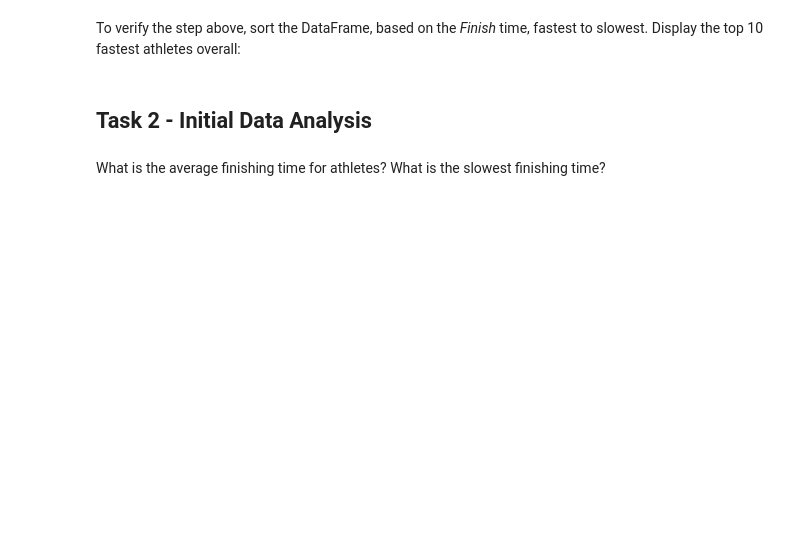
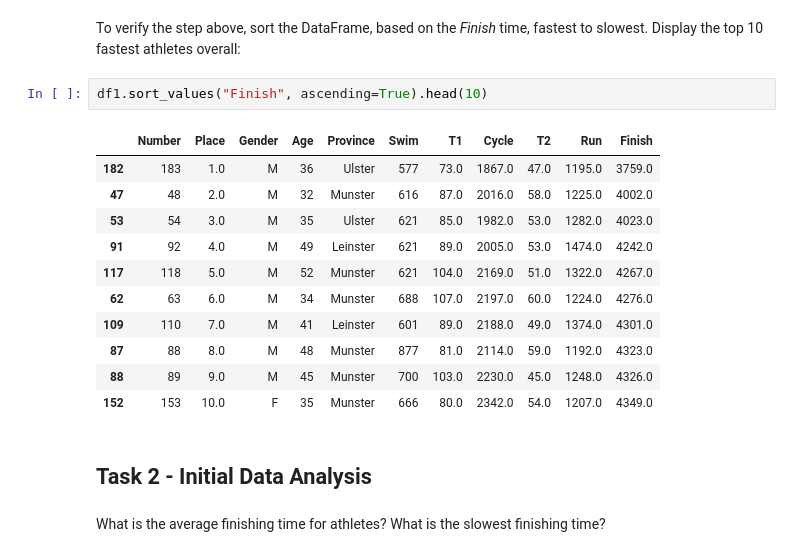
Before and after one commit to Yolo-Arts/UCD_Stage_1, a Jupyter notebook: COMP10320/Labs/Lab 7/Lab 07 Tasks.ipynb, the cells around one changed output. Drawn from its saved outputs; the diff is of its cells as text; blank space fills up the shorter version.

```diff
--- a/COMP10320/Labs/Lab 7/Lab 07 Tasks.ipynb
+++ b/COMP10320/Labs/Lab 7/Lab 07 Tasks.ipynb
@@ -34,5 +59,19 @@ Add a new column to the DataFrame, called *Finish*, which is the total time take
 # %% [markdown]
 To verify the step above, sort the DataFrame, based on the *Finish* time, fastest to slowest. Display the top 10 fastest athletes overall:
+# %%
+df1.sort_values("Finish", ascending=True).head(10)
+# %% [output]
+|  | Number | Place | Gender | Age | Province | Swim | T1 | Cycle | T2 | Run | Finish |
+| 182 | 183 | 1.0 | M | 36 | Ulster | 577 | 73.0 | 1867.0 | 47.0 | 1195.0 | 3759.0 |
+| 47 | 48 | 2.0 | M | 32 | Munster | 616 | 87.0 | 2016.0 | 58.0 | 1225.0 | 4002.0 |
+| 53 | 54 | 3.0 | M | 35 | Ulster | 621 | 85.0 | 1982.0 | 53.0 | 1282.0 | 4023.0 |
+| 91 | 92 | 4.0 | M | 49 | Leinster | 621 | 89.0 | 2005.0 | 53.0 | 1474.0 | 4242.0 |
+| 117 | 118 | 5.0 | M | 52 | Munster | 621 | 104.0 | 2169.0 | 51.0 | 1322.0 | 4267.0 |
+| 62 | 63 | 6.0 | M | 34 | Munster | 688 | 107.0 | 2197.0 | 60.0 | 1224.0 | 4276.0 |
+| 109 | 110 | 7.0 | M | 41 | Leinster | 601 | 89.0 | 2188.0 | 49.0 | 1374.0 | 4301.0 |
+| 87 | 88 | 8.0 | M | 48 | Munster | 877 | 81.0 | 2114.0 | 59.0 | 1192.0 | 4323.0 |
+| 88 | 89 | 9.0 | M | 45 | Munster | 700 | 103.0 | 2230.0 | 45.0 | 1248.0 | 4326.0 |
+| 152 | 153 | 10.0 | F | 35 | Munster | 666 | 80.0 | 2342.0 | 54.0 | 1207.0 | 4349.0 |
 # %% [markdown]
 ## Task 2 - Initial Data Analysis
 # %% [markdown]
```
Also changed, not shown: parts of 12 cells of this notebook, 3 other files.
